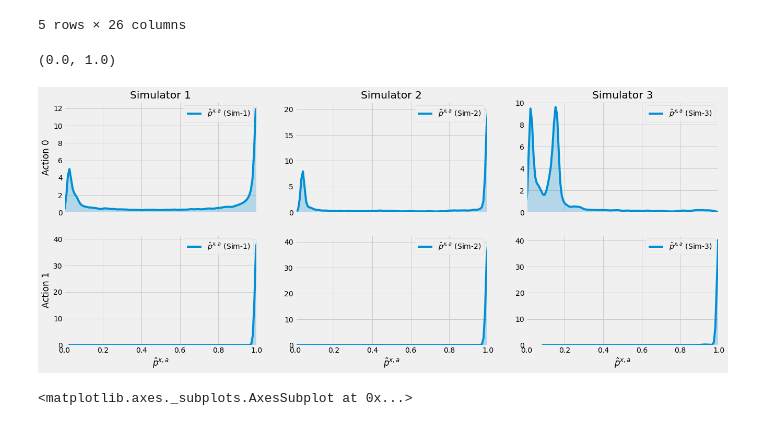
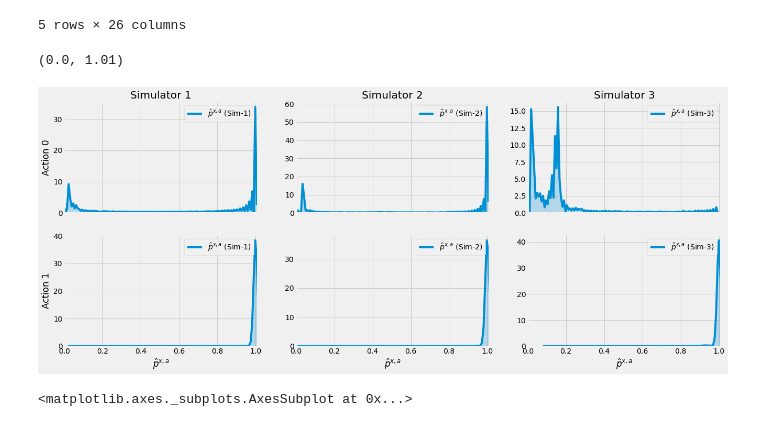
Before and after one commit to faaizT/CausalTwinAssessment, a Jupyter notebook: Cartpole Simulator.ipynb, the cells around one changed output. Drawn from its saved outputs; the diff is of its cells as text; code cells hidden in the pictures.

```diff
--- a/Cartpole Simulator.ipynb
+++ b/Cartpole Simulator.ipynb
@@ -883,6 +883,7 @@ nreps = 250
 outcome = 'Pole Angle'
 obs_data_train = pd.read_csv("/data/localhost/taufiq/export-dir/Cartpole-v1-obs-data-train.csv")
 df = pd.read_csv("/data/localhost/taufiq/export-dir/Cartpole-v1-obs-data.csv")
+x_columns = ['Cart Position', 'Pole Angle']
 # %%
 df_partial = df.copy()
 # %%
@@ -968,20 +969,24 @@ obs_data_test.head()
 # %%
 fig, axs = plt.subplots(2, 3, figsize=(20,8), sharex=True)
 for a in [0,1]:
     for sim in [1,2,3]:
-        sns.kdeplot(data=obs_data_test.loc[obs_data_test['A']==a, "$\hat{{p}}^{{x,a}}$ (Sim-{})".format(sim)], shade=True, bw=0.009, ax=axs[a][sim-1])
+        if (a == 0):
+            sns.kdeplot(data=obs_data_test.loc[obs_data_test['A']==a, "$\hat{{p}}^{{x,a}}$ (Sim-{})".format(sim)], shade=True, bw=0.002, ax=axs[a][sim-1])
+        else:
+            sns.kdeplot(data=obs_data_test.loc[obs_data_test['A']==a, "$\hat{{p}}^{{x,a}}$ (Sim-{})".format(sim)], shade=True, bw=0.01, ax=axs[a][sim-1])
 axs[0][0].set_title('Simulator 1')
 axs[0][1].set_title('Simulator 2')
 axs[0][2].set_title('Simulator 3')
 axs[0][0].set_ylabel('Action 0')
 axs[1][0].set_ylabel('Action 1')
 axs[1][0].set_xlabel('$\hat{{p}}^{{x,a}}$')
 axs[1][1].set_xlabel('$\hat{{p}}^{{x,a}}$')
 axs[1][2].set_xlabel('$\hat{{p}}^{{x,a}}$')
-plt.xlim([0,1])
+plt.style.use('fivethirtyeight')
+plt.xlim([0,1.01])
 # %% [output]
-(0.0, 1.0)
+(0.0, 1.01)
-[figure, old version]
+[figure, new version]
 # %%
 fig, axs = plt.subplots(1, 3, figsize=(15,6), sharey=True)
 plt.style.use('fivethirtyeight')
```
Also changed, not shown: parts of 3 cells of this notebook.
